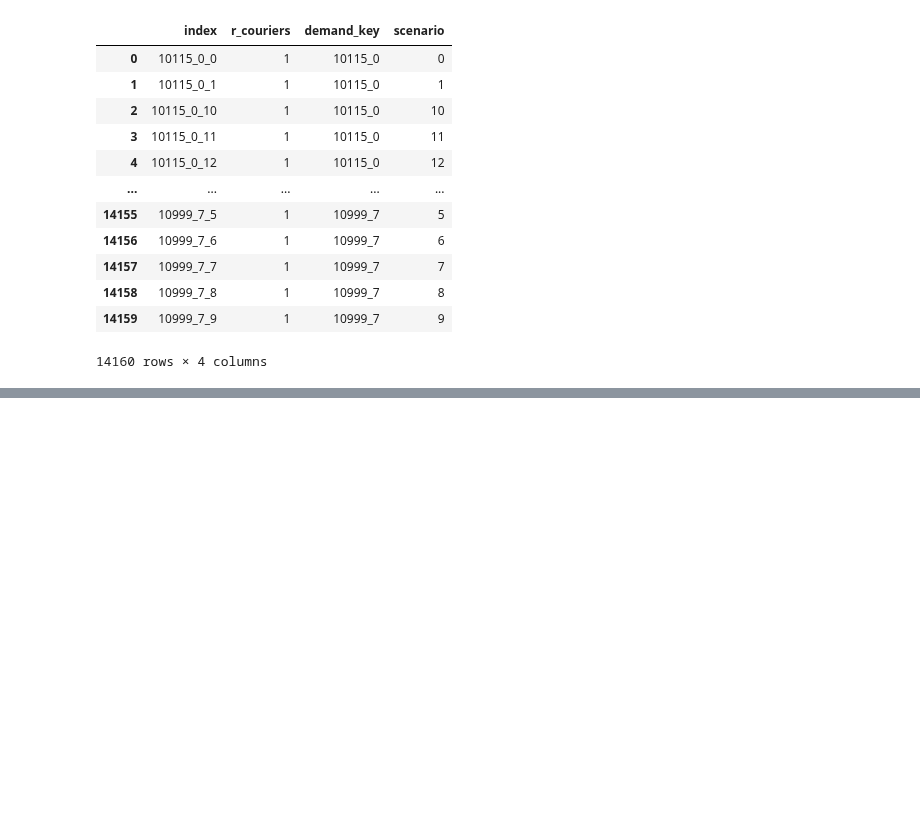
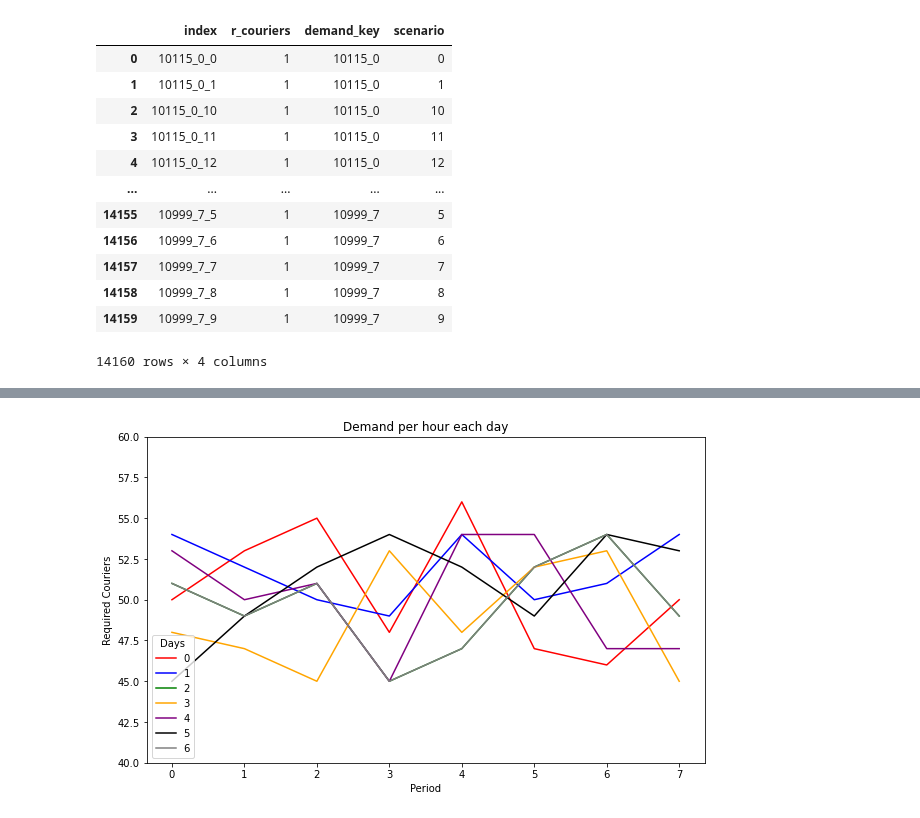
Before and after one commit to carlosperez1997/lmd-sizing-scheduling, a Jupyter notebook: solver/solver.ipynb, the cells around one changed output, grey strips where cells are left out. Saved outputs shown, nothing was run; the diff lists cells and outputs as text; code cells hidden in the pictures; blank space fills up the shorter version.

```diff
--- a/solver/solver.ipynb
+++ b/solver/solver.ipynb
@@ -250,0 +246,28 @@ i.scenarios
+# %%
+results = {}
+results[f'{city}_db={demand_baseline}_dt={demand_type}'] = scenarios_hired_couriers_df
+# %%
+# Generate days by selecting different scenarios
+days = pd.DataFrame([
+    [0, "1.00", "uniform"], # Monday
+    [1, "1.00", "uniform"], # Tuesday
+    [2, "1.00", "uniform"], # Wednesday
+    [3, "1.00", "uniform"], # Thursday
+    [4, "1.00", "uniform"], # Friday
+    [5, "1.00", "uniform"], # Satuday
+    [6, "1.00", "uniform"], # Sunday
+], columns=['day', 'demand_baseline', 'demand_type']
+)
+
+courier_demand = []
+for i, day in days.iterrows():
+    key = f'{city}_db={demand_baseline}_dt={demand_type}'
+    scenario = random.randint(0, instance_data['num_scenarios'])
+    print(scenario)
+    df_ = (
+        results[key].query(f'scenario == {scenario}')
+        .assign(
+            day = day['day']
+        )
+    )
+    courier_demand.append(df_)
@@ -250,0 +282,3 @@ i.scenarios
+# %%
+courier_demand_df = pd.concat(courier_demand)
+courier_demand_df
@@ -250,0 +299,14 @@ i.scenarios
+# %%
+plt.figure(figsize=(10, 6))
+custom_palette = ['red', 'blue', 'green', 'orange', 'purple', 'black', 'grey']
+
+sns.lineplot(data=courier_demand_df.groupby(['day', 'period']).agg({'r_couriers': 'sum'}).reset_index(),
+             x='period', y='r_couriers', hue='day', palette=custom_palette)
+plt.xlabel('Period')
+plt.ylabel('Required Couriers')
+plt.title('Demand per hour each day')
+plt.ylim(40, 60)
+plt.legend(title='Days')
+plt.show()
+# %% [output]
+[figure, added]
```
Also changed, not shown: parts of 7 cells of this notebook.
